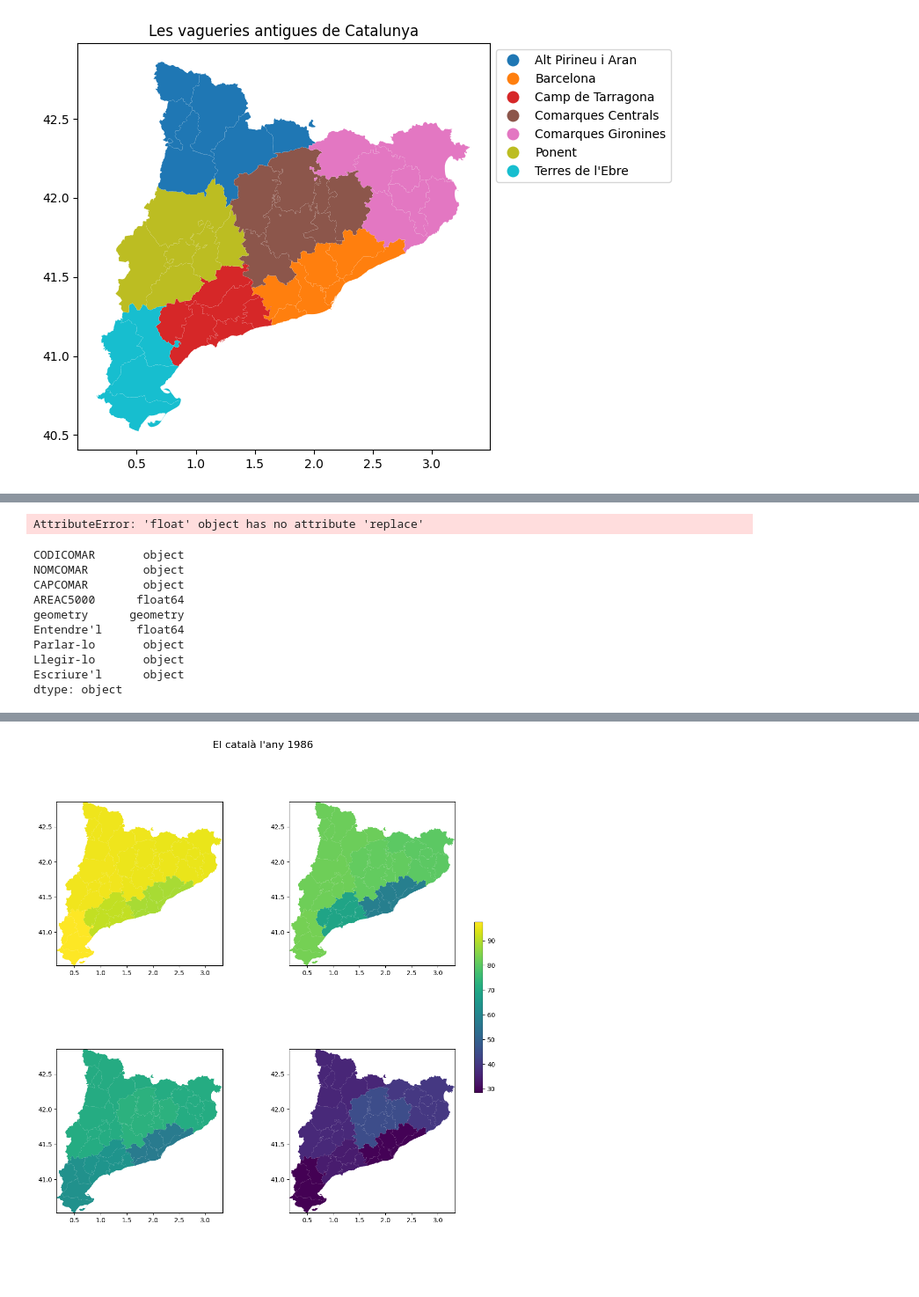
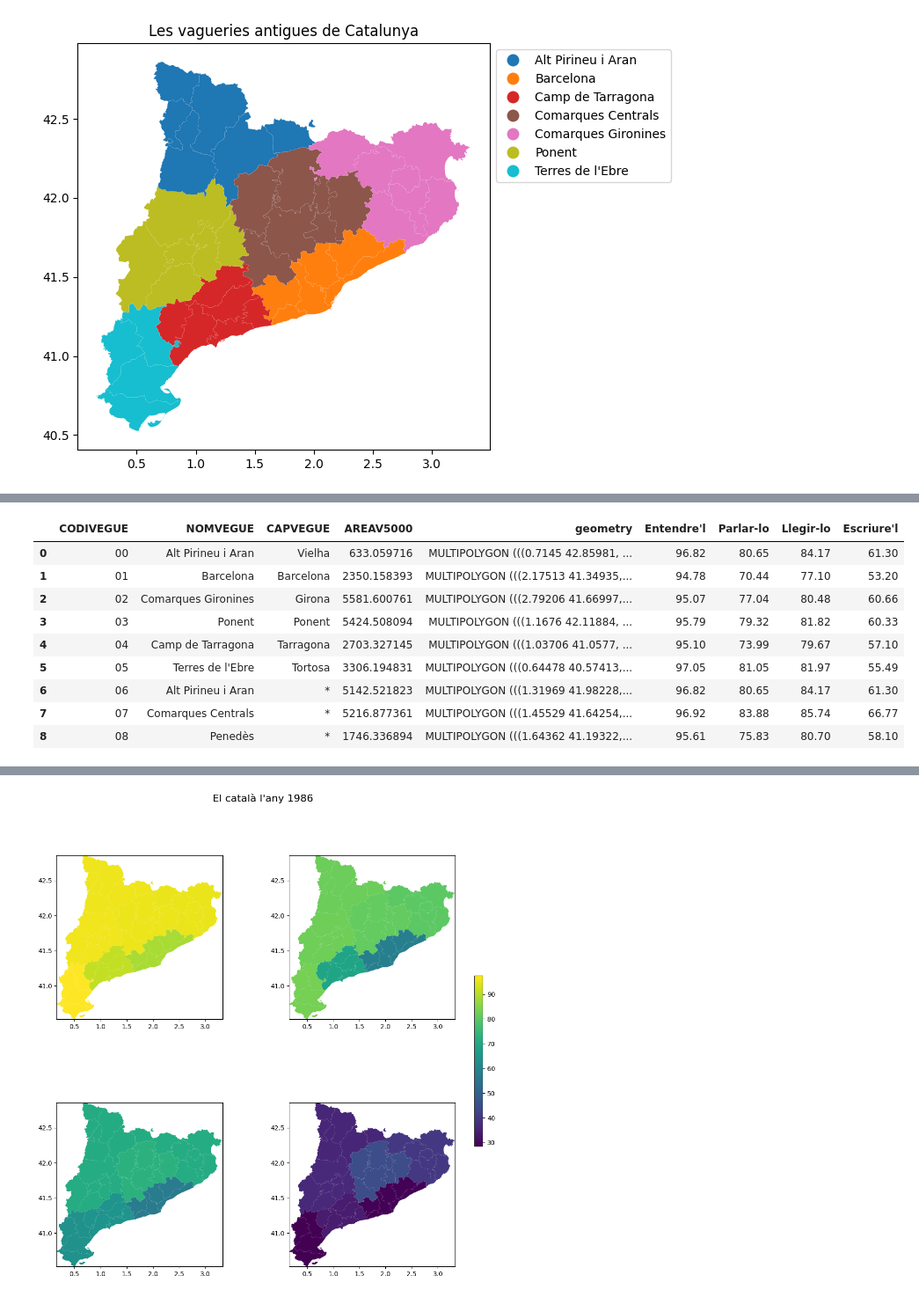
Before and after one commit to GuifreRamos/LlenguaCatalana, a Jupyter notebook: Eudald.ipynb, the cells around one changed output, grey strips where cells are left out. Shown: that part at 88% size. Saved outputs shown, nothing was run; the diff lists cells and outputs as text; code cells hidden in the pictures; blank space fills up the shorter version.

```diff
--- a/Eudald.ipynb
+++ b/Eudald.ipynb
@@ -127,25 +139,20 @@ merge2008 = vegueriesAnt.merge(a2008,on='CODICOMAR')
 merge2011 = vegueries.merge(a2011,on='NOMVEGUE')
 merge2013 = vegueries.merge(a2013,on='NOMVEGUE')
 merge2018 = vegueries.merge(a2018,on='NOMVEGUE')
-# %%
-merge1991['Entendre\'l'] = merge1991['Entendre\'l'].apply(lambda x: x.replace(',', '.'))
-merge1991['Entendre\'l'] = pd.to_numeric(merge1991['Entendre\'l'], errors='coerce')
-# %% [output]
-AttributeError: 'float' object has no attribute 'replace'
 # %%
 
-merge1991.dtypes
+merge2011
 # %% [output]
-CODICOMAR       object
-NOMCOMAR        object
-CAPCOMAR        object
-AREAC5000      float64
-geometry      geometry
-Entendre'l     float64
-Parlar-lo       object
-Llegir-lo       object
-Escriure'l      object
-dtype: object
+|  | CODIVEGUE | NOMVEGUE | CAPVEGUE | AREAV5000 | geometry | Entendre'l | Parlar-lo | Llegir-lo | Escriure'l |
+| 0 | 00 | Alt Pirineu i Aran | Vielha | 633.059716 | MULTIPOLYGON (((0.7145 42.85981, ... | 96.82 | 80.65 | 84.17 | 61.30 |
+| 1 | 01 | Barcelona | Barcelona | 2350.158393 | MULTIPOLYGON (((2.17513 41.34935,... | 94.78 | 70.44 | 77.10 | 53.20 |
+| 2 | 02 | Comarques Gironines | Girona | 5581.600761 | MULTIPOLYGON (((2.79206 41.66997,... | 95.07 | 77.04 | 80.48 | 60.66 |
+| 3 | 03 | Ponent | Ponent | 5424.508094 | MULTIPOLYGON (((1.1676 42.11884, ... | 95.79 | 79.32 | 81.82 | 60.33 |
+| 4 | 04 | Camp de Tarragona | Tarragona | 2703.327145 | MULTIPOLYGON (((1.03706 41.0577, ... | 95.10 | 73.99 | 79.67 | 57.10 |
+| 5 | 05 | Terres de l'Ebre | Tortosa | 3306.194831 | MULTIPOLYGON (((0.64478 40.57413,... | 97.05 | 81.05 | 81.97 | 55.49 |
+| 6 | 06 | Alt Pirineu i Aran | * | 5142.521823 | MULTIPOLYGON (((1.31969 41.98228,... | 96.82 | 80.65 | 84.17 | 61.30 |
+| 7 | 07 | Comarques Centrals | * | 5216.877361 | MULTIPOLYGON (((1.45529 41.64254,... | 96.92 | 83.88 | 85.74 | 66.77 |
+| 8 | 08 | Penedès | * | 1746.336894 | MULTIPOLYGON (((1.64362 41.19322,... | 95.61 | 75.83 | 80.70 | 58.10 |
 # %%
 
 # Repeat for other DataFrames if needed
```
Also changed, not shown: parts of 5 cells of this notebook, 11 other files.
